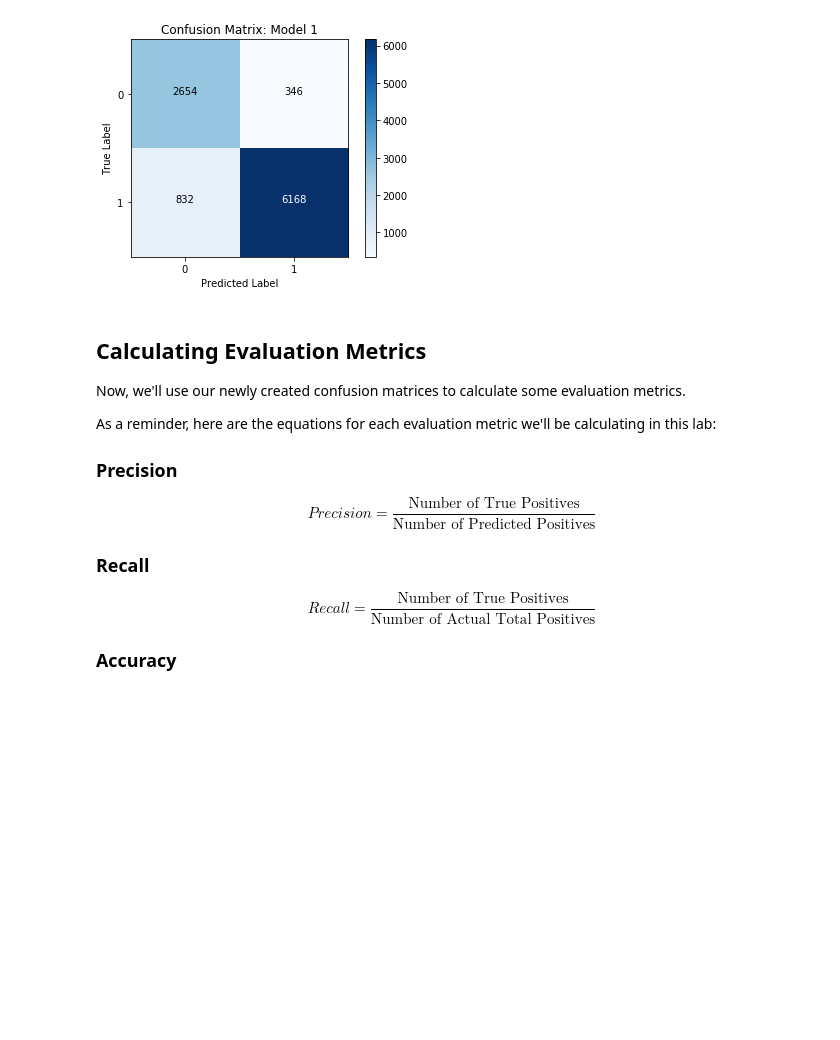
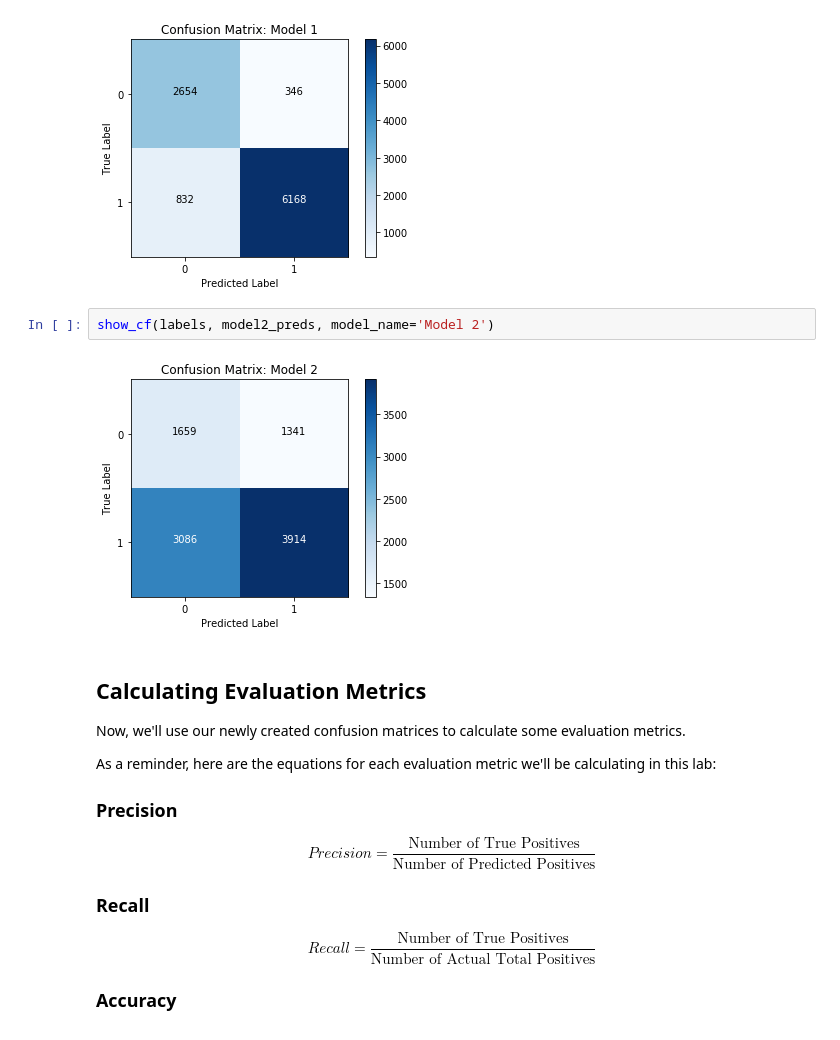
Before and after one commit to Rimab55/dsc-3-27-08-evaluation-metrics-lab-nyc-ds-career-012819, a Jupyter notebook: index.ipynb, the cells around one changed output. Cells and saved outputs as stored; diff of their text form; blank space fills up the shorter version.

```diff
--- a/index.ipynb
+++ b/index.ipynb
@@ -149,6 +149,10 @@ def show_cf(y_true, y_pred, class_names=None, model_name=None):
 show_cf(labels, model1_preds, model_name='Model 1')
 # %% [output]
 [figure]
+# %%
+show_cf(labels, model2_preds, model_name='Model 2')
+# %% [output]
+[figure, added]
 # %% [markdown]
 ## Calculating Evaluation Metrics
 
```
